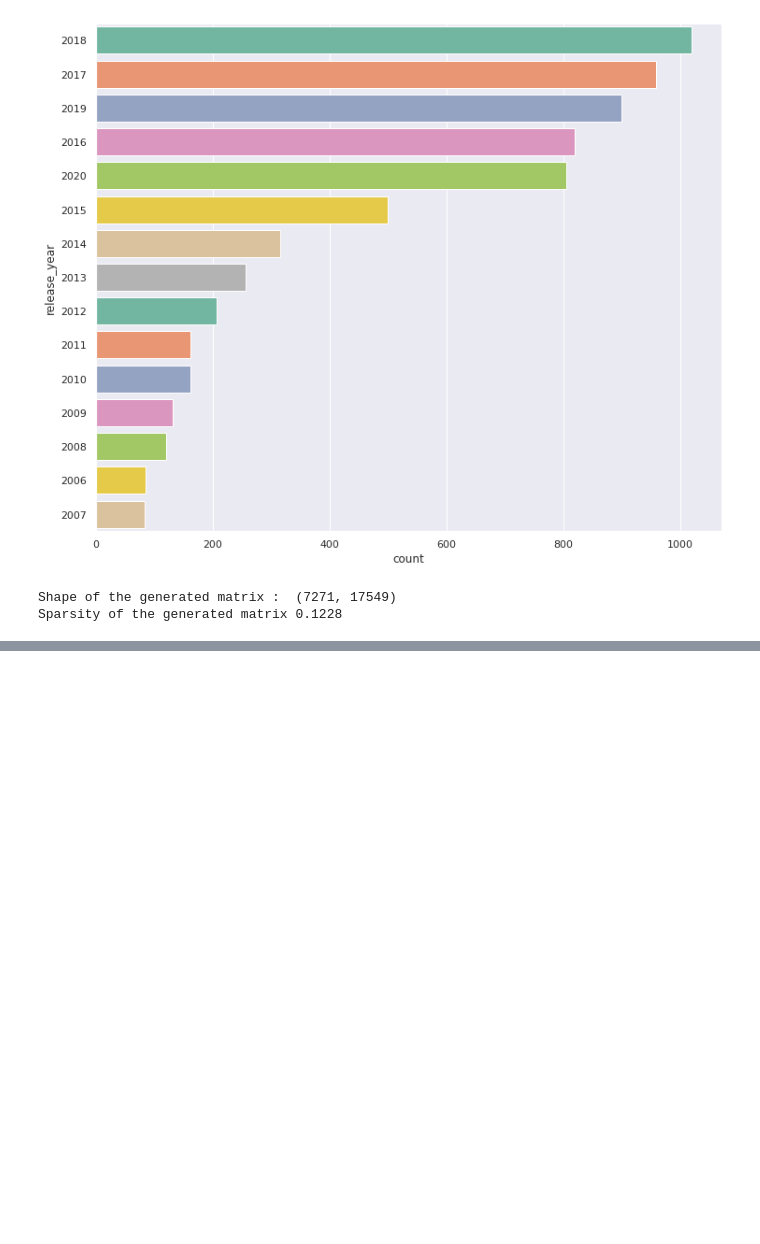
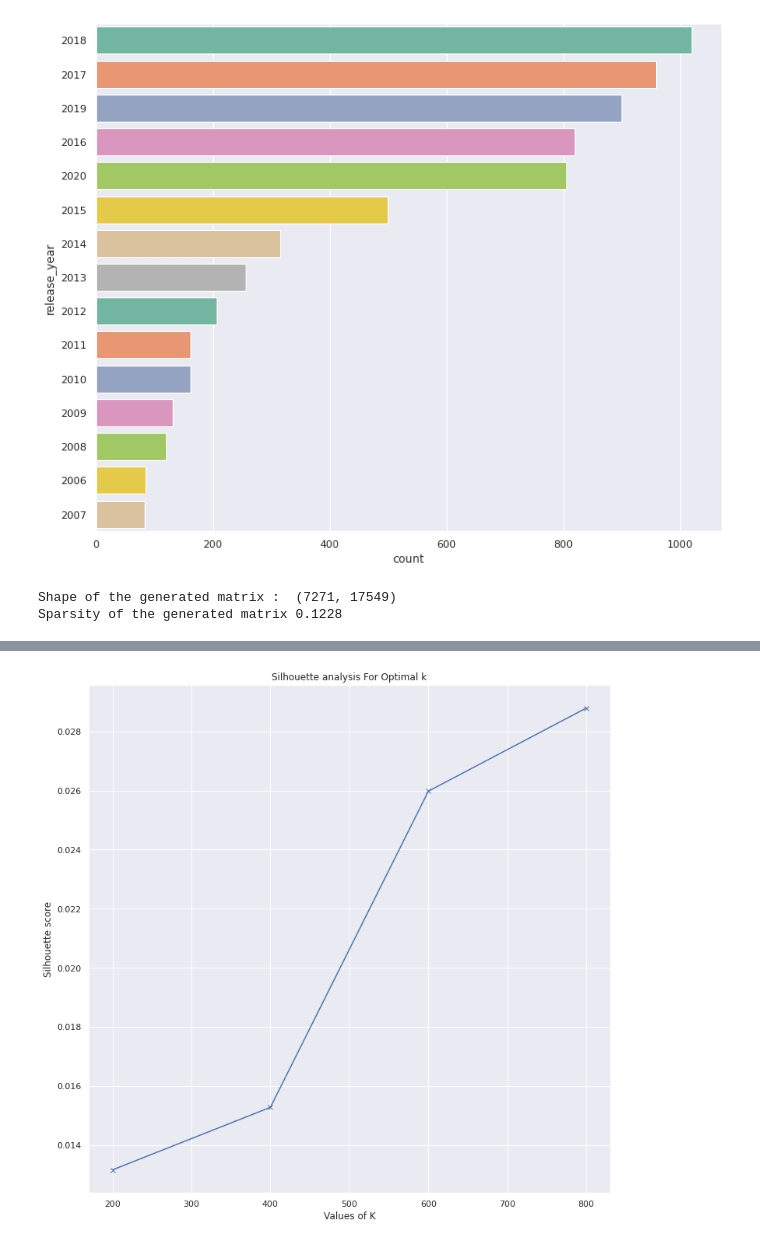
Before and after one commit to spandit98/Netflix-Movies-and-TV-Shows-Clustering, a Jupyter notebook: Soumyadeep_NETFLIX_MOVIES_AND_TV_SHOWS_CLUSTERING.ipynb, the cells around one changed output, grey strips where cells are left out. Drawn from its saved outputs; the diff is of its cells as text; code cells hidden in the pictures; blank space fills up the shorter version.

```diff
--- a/Soumyadeep_NETFLIX_MOVIES_AND_TV_SHOWS_CLUSTERING.ipynb
+++ b/Soumyadeep_NETFLIX_MOVIES_AND_TV_SHOWS_CLUSTERING.ipynb
@@ -607,21 +609,23 @@ samples
 # %%
 # Silhouette scores for different values of k
 from sklearn.cluster import KMeans
 from sklearn.metrics import silhouette_score
-range_n_clusters =[10,20,30,40,50,60,70,80,90]
+range_n_clusters =[200,400,600,800]
 silhouette_avg = []
 for num_clusters in range_n_clusters:
 
  # initialise kmeans
  kmeans = KMeans(n_clusters=num_clusters, init='k-means++', n_init=10)
  kmeans.fit(tfidf)
  cluster_labels = kmeans.labels_
  silhouette_avg.append(silhouette_score(tfidf, cluster_labels))
 
  # silhouette score
 
 plt.plot(range_n_clusters,silhouette_avg,'bx-')
 plt.xlabel('Values of K')
 plt.ylabel('Silhouette score')
 plt.title('Silhouette analysis For Optimal k')
 plt.show()
+# %% [output]
+[figure, added]
```
Also changed, not shown: parts of 8 cells of this notebook.
